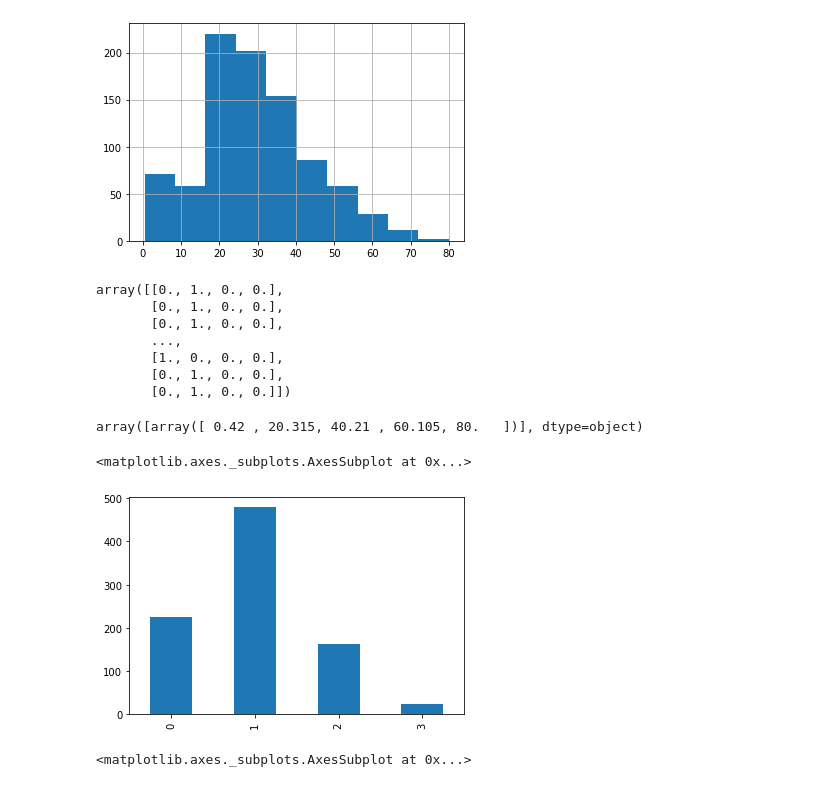
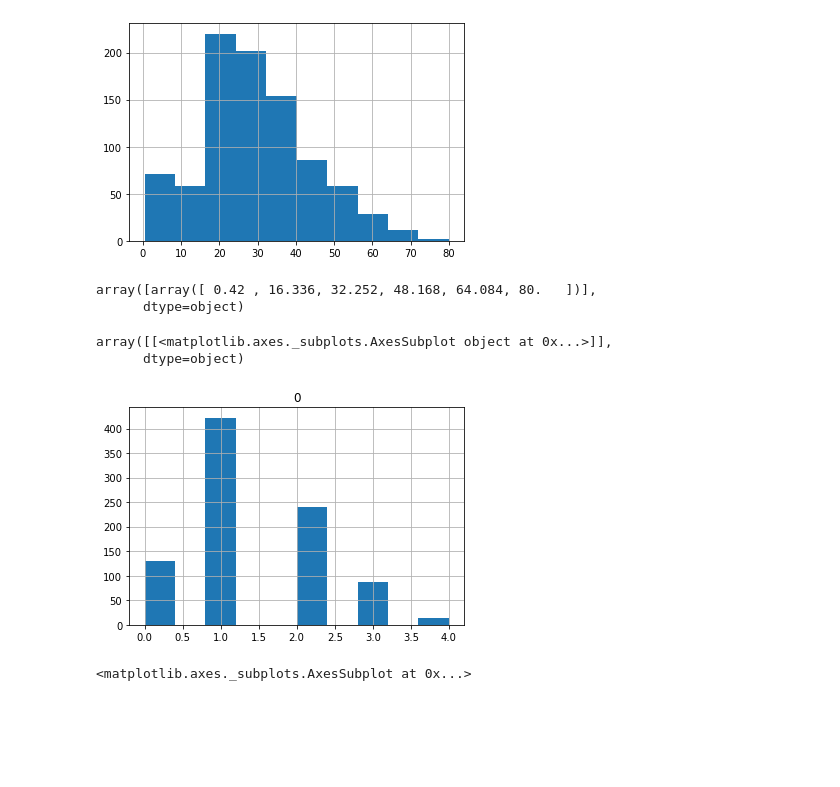
Before and after one commit to mfriebel/DS_projects, a Jupyter notebook: week02/project_week02_MF.ipynb, the cells around one changed output. Cells and saved outputs as stored; diff of their text form; code cells hidden in the pictures; blank space fills up the shorter version.

```diff
--- a/week02/project_week02_MF.ipynb
+++ b/week02/project_week02_MF.ipynb
@@ -265,26 +254,18 @@ X_train['Age'].fillna(method='ffill').hist(bins=10) ## Forward fill seems not al
 # %%
 X_train['Age_ffill'] = data_train['Age'].fillna(method='ffill') ## Fill NaN with previous values
 # %%
-age_feat = KBinsDiscretizer(n_bins=4, encode='onehot-dense', strategy='uniform')
+age_feat = KBinsDiscretizer(n_bins=5, encode='ordinal', strategy='uniform')
-# %%
-age_feat.fit_transform(X_train[['Age_ffill']])
-# %% [output]
-array([[0., 1., 0., 0.],
-       [0., 1., 0., 0.],
-       [0., 1., 0., 0.],
-       ...,
-       [1., 0., 0., 0.],
-       [0., 1., 0., 0.],
-       [0., 1., 0., 0.]])
 # %%
 age_feat.bin_edges_
 # %% [output]
-array([array([ 0.42 , 20.315, 40.21 , 60.105, 80.   ])], dtype=object)
+array([array([ 0.42 , 16.336, 32.252, 48.168, 64.084, 80.   ])],
+      dtype=object)
 # %%
-pd.DataFrame(age_feat.fit_transform(X_train[['Age_ffill']])).sum().plot(kind='bar')
+pd.DataFrame(age_feat.fit_transform(X_train[['Age_ffill']])).hist()
 # %% [output]
-<matplotlib.axes._subplots.AxesSubplot at 0x...>
+array([[<matplotlib.axes._subplots.AxesSubplot object at 0x...>]],
+      dtype=object)
-[figure, old version]
+[figure, new version]
 # %%
 fare_Scaler = PowerTransformer() #StandardScaler()
 scaled_fare = fare_Scaler.fit_transform(X_train[['Fare']])
```
Also changed, not shown: parts of 45 cells of this notebook.
